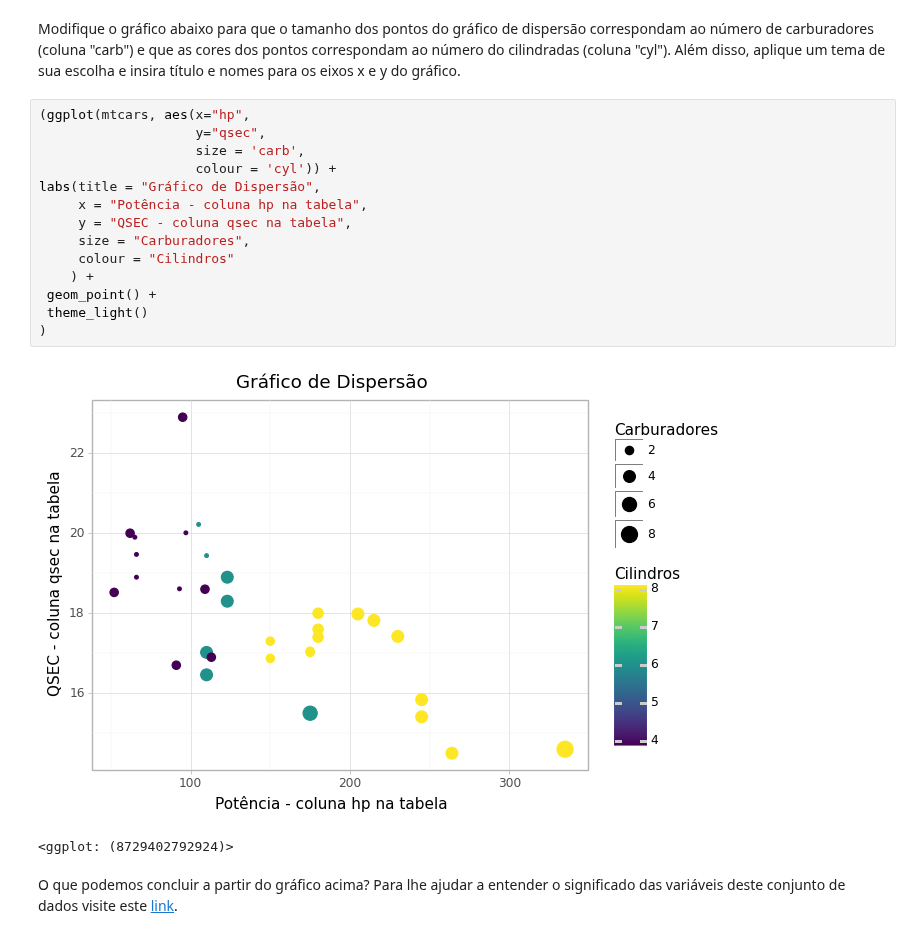
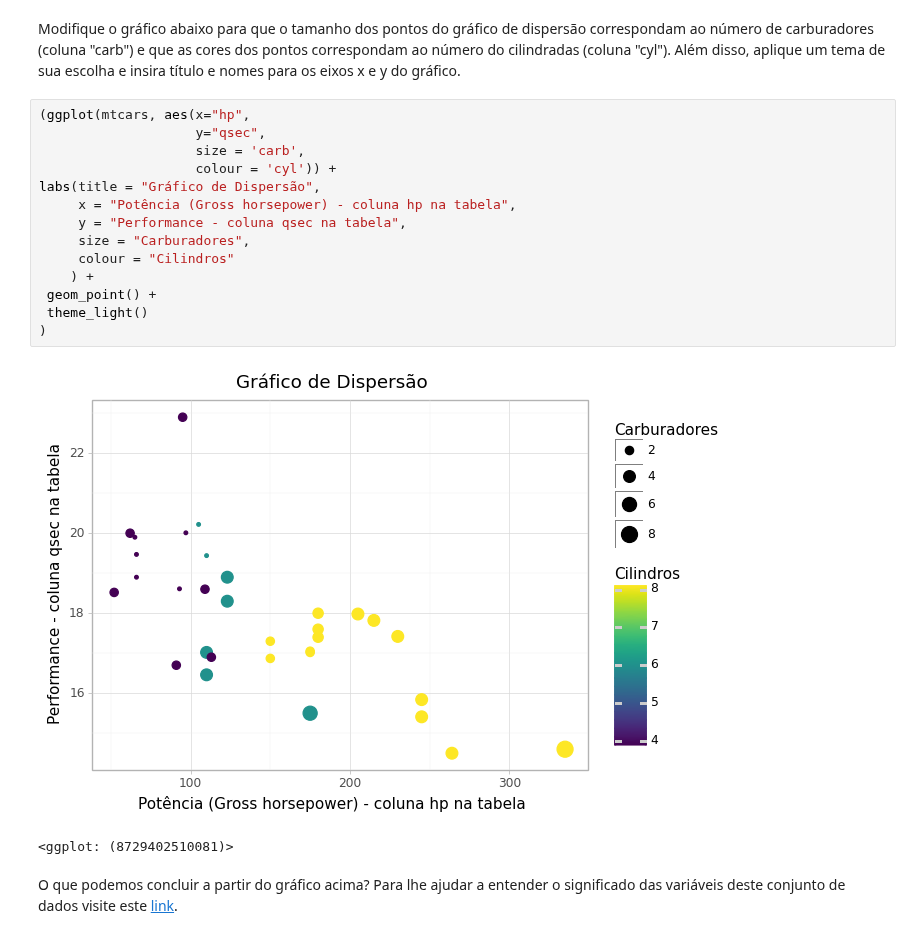
Before and after one commit to archarmd/intro_python_verao_ime_2023, a Jupyter notebook: exercicios/exercicio04.ipynb, the cells around one changed output. Saved outputs shown, nothing was run; the diff lists cells and outputs as text.

```diff
--- a/exercicios/exercicio04.ipynb
+++ b/exercicios/exercicio04.ipynb
@@ -48,19 +48,19 @@ Modifique o gráfico abaixo para que o tamanho dos pontos do gráfico de dispers
 # %%
 (ggplot(mtcars, aes(x="hp",
                     y="qsec",
                     size = 'carb',
                     colour = 'cyl')) +
 labs(title = "Gráfico de Dispersão",
-     x = "Potência - coluna hp na tabela",
-     y = "QSEC - coluna qsec na tabela",
+     x = "Potência (Gross horsepower) - coluna hp na tabela",
+     y = "Performance - coluna qsec na tabela",
      size = "Carburadores",
      colour = "Cilindros"
     ) +
  geom_point() +
  theme_light()
 )
 # %% [output]
-[figure, old version]
+[figure, new version]
-<ggplot: (8729402792924)>
+<ggplot: (8729402510081)>
 # %% [markdown]
 O que podemos concluir a partir do gráfico acima? Para lhe ajudar a entender o significado das variáveis deste conjunto de dados visite este [link](https://rpubs.com/neros/61800).
```
